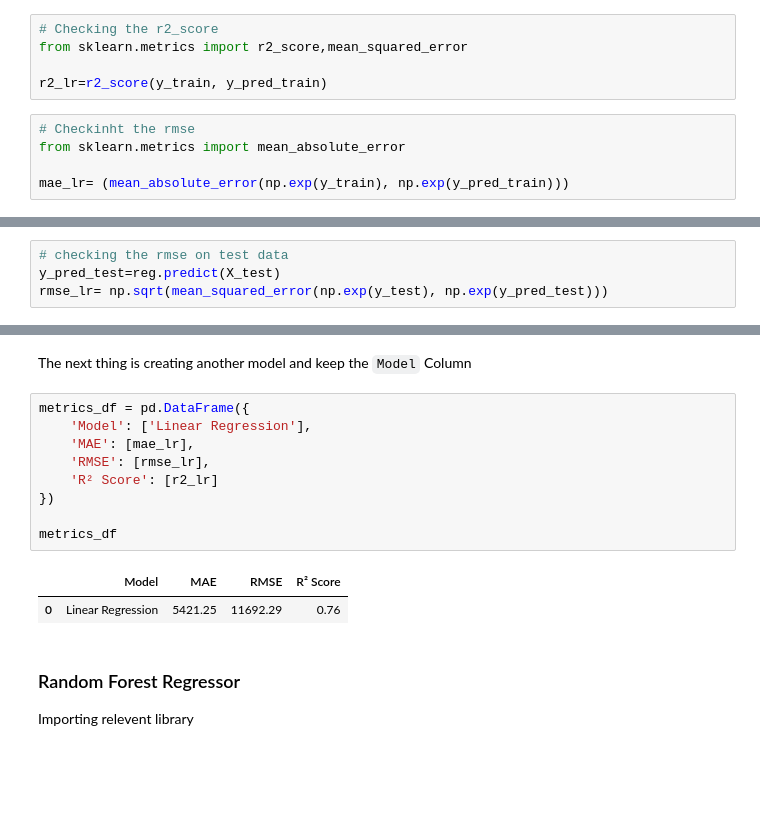
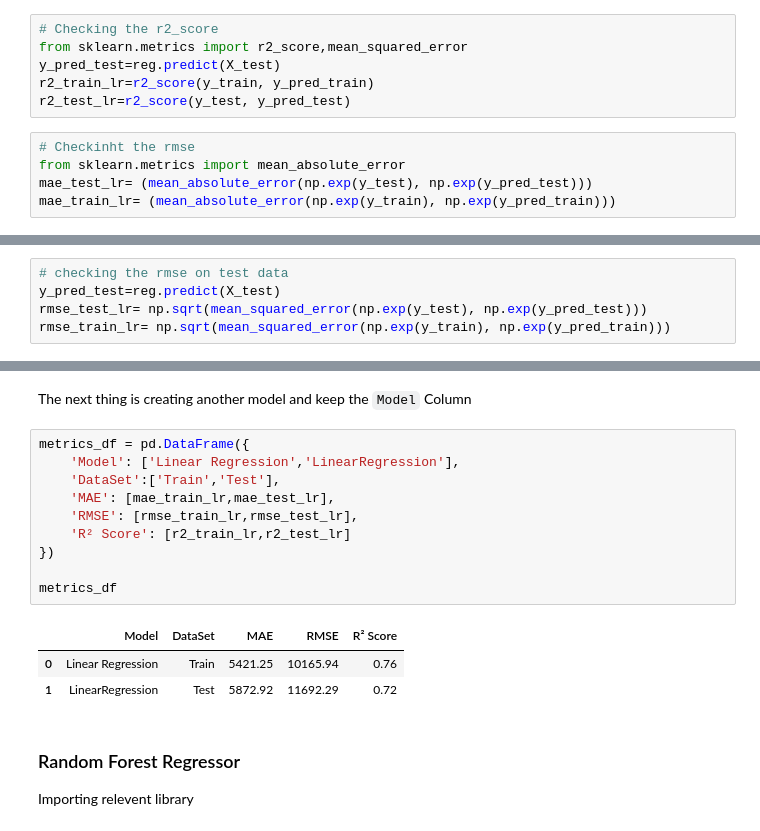
Before and after one commit to SubhamParajuli/Car-prediction-model, a Jupyter notebook: combined_notebook.ipynb, the cells around one changed output, grey strips where cells are left out. Cells and saved outputs as stored; diff of their text form; blank space fills up the shorter version.

```diff
--- a/combined_notebook.ipynb
+++ b/combined_notebook.ipynb
@@ -1121,13 +1107,14 @@ From this plot i can observe that the most of the value are lie on the near `0`
 # %%
 # Checking the r2_score
 from sklearn.metrics import r2_score,mean_squared_error
-
-r2_lr=r2_score(y_train, y_pred_train)
+y_pred_test=reg.predict(X_test)
+r2_train_lr=r2_score(y_train, y_pred_train)
+r2_test_lr=r2_score(y_test, y_pred_test)
 # %%
 # Checkinht the rmse
 from sklearn.metrics import mean_absolute_error
-
-mae_lr= (mean_absolute_error(np.exp(y_train), np.exp(y_pred_train)))
+mae_test_lr= (mean_absolute_error(np.exp(y_test), np.exp(y_pred_test)))
+mae_train_lr= (mean_absolute_error(np.exp(y_train), np.exp(y_pred_train)))
 # %% [markdown]
 The min and max price was `800` and `129222` on the data set and our model make error `10165`.
 
@@ -1137,7 +1124,8 @@ Our model is defining 75% of the variability from the data.
 # %%
 # checking the rmse on test data
 y_pred_test=reg.predict(X_test)
-rmse_lr= np.sqrt(mean_squared_error(np.exp(y_test), np.exp(y_pred_test)))
+rmse_test_lr= np.sqrt(mean_squared_error(np.exp(y_test), np.exp(y_pred_test)))
+rmse_train_lr= np.sqrt(mean_squared_error(np.exp(y_train), np.exp(y_pred_train)))
 # %% [markdown]
 ### Now We will look at the weight and bias
 # %%
@@ -1301,16 +1289,18 @@ This insight suggests the need to revisit feature selection or incorporate addit
 The next thing is creating another model and keep the `Model` Column
 # %%
 metrics_df = pd.DataFrame({
-    'Model': ['Linear Regression'],
-    'MAE': [mae_lr],
-    'RMSE': [rmse_lr],
-    'R² Score': [r2_lr]
+    'Model': ['Linear Regression','LinearRegression'],
+    'DataSet':['Train','Test'],
+    'MAE': [mae_train_lr,mae_test_lr],
+    'RMSE': [rmse_train_lr,rmse_test_lr],
+    'R² Score': [r2_train_lr,r2_test_lr]
 })
 
 metrics_df
 # %% [output]
-|  | Model | MAE | RMSE | R² Score |
-| 0 | Linear Regression | 5421.25 | 11692.29 | 0.76 |
+|  | Model | DataSet | MAE | RMSE | R² Score |
+| 0 | Linear Regression | Train | 5421.25 | 10165.94 | 0.76 |
+| 1 | LinearRegression | Test | 5872.92 | 11692.29 | 0.72 |
 # %% [markdown]
 
 ### Random Forest Regressor
```
Also changed, not shown: parts of 24 cells of this notebook.
